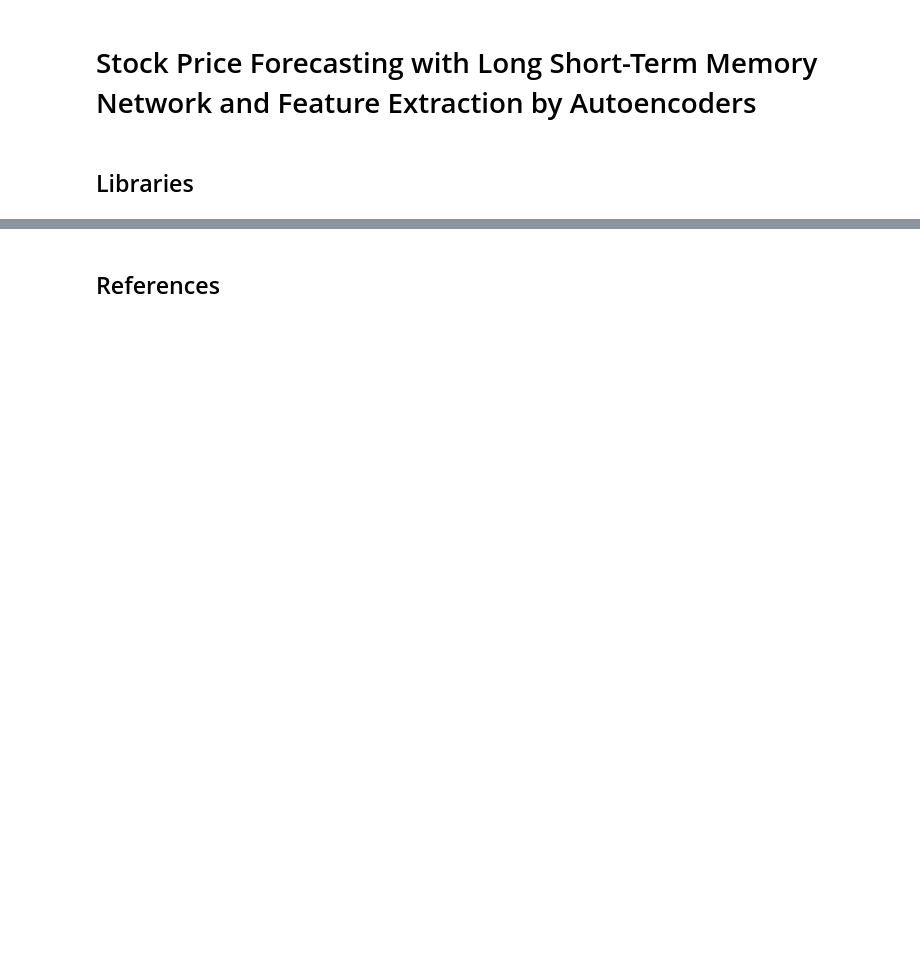
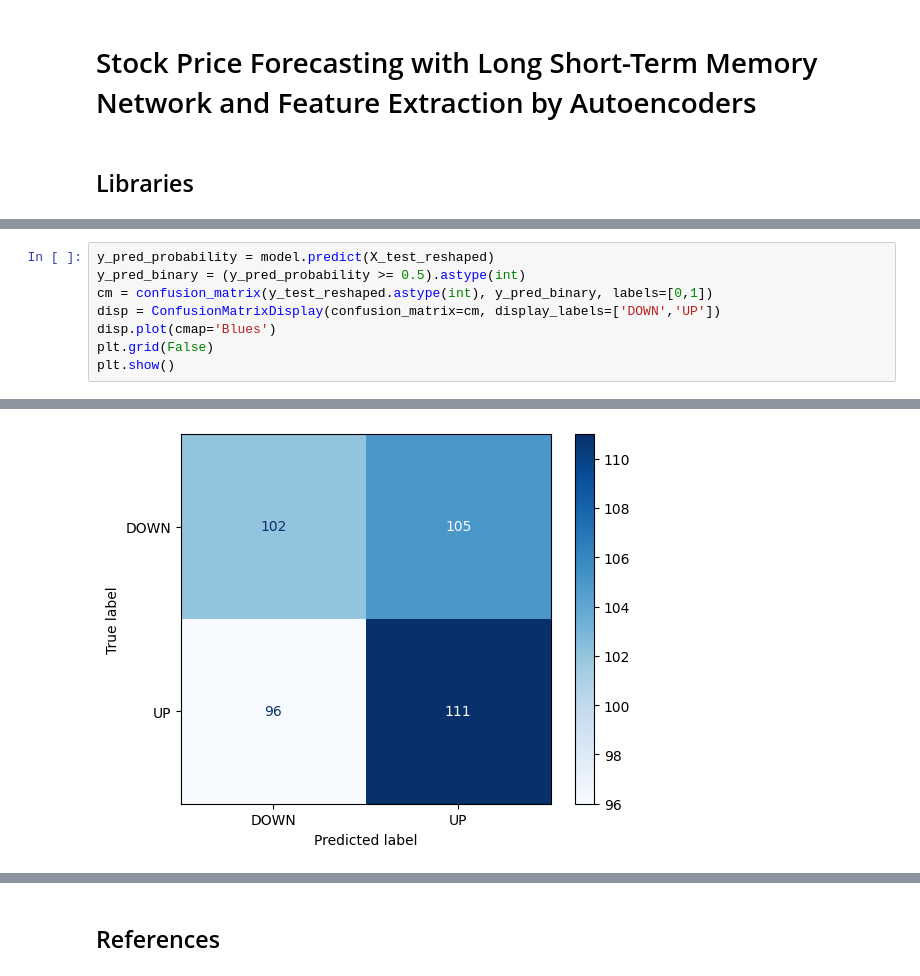
Before and after one commit to hagijakobson/stock-price-forecasting-with-ae-and-lstm, a Jupyter notebook: modeling.ipynb, the cells around one changed output, grey strips where cells are left out. Saved outputs shown, nothing was run; the diff lists cells and outputs as text; blank space fills up the shorter version.

```diff
--- a/modeling.ipynb
+++ b/modeling.ipynb
@@ -29,0 +258,9 @@ ibov_data_raw
+# %%
+y_pred_probability = model.predict(X_test_reshaped)
+y_pred_binary = (y_pred_probability >= 0.5).astype(int)
+cm = confusion_matrix(y_test_reshaped.astype(int), y_pred_binary, labels=[0,1])
+disp = ConfusionMatrixDisplay(confusion_matrix=cm, display_labels=['DOWN','UP'])
+disp.plot(cmap='Blues')
+plt.grid(False)
+plt.show()
+# %% [output]
@@ -29,0 +268 @@ ibov_data_raw
+[figure, added]
```
Also changed, not shown: parts of 35 cells of this notebook.
